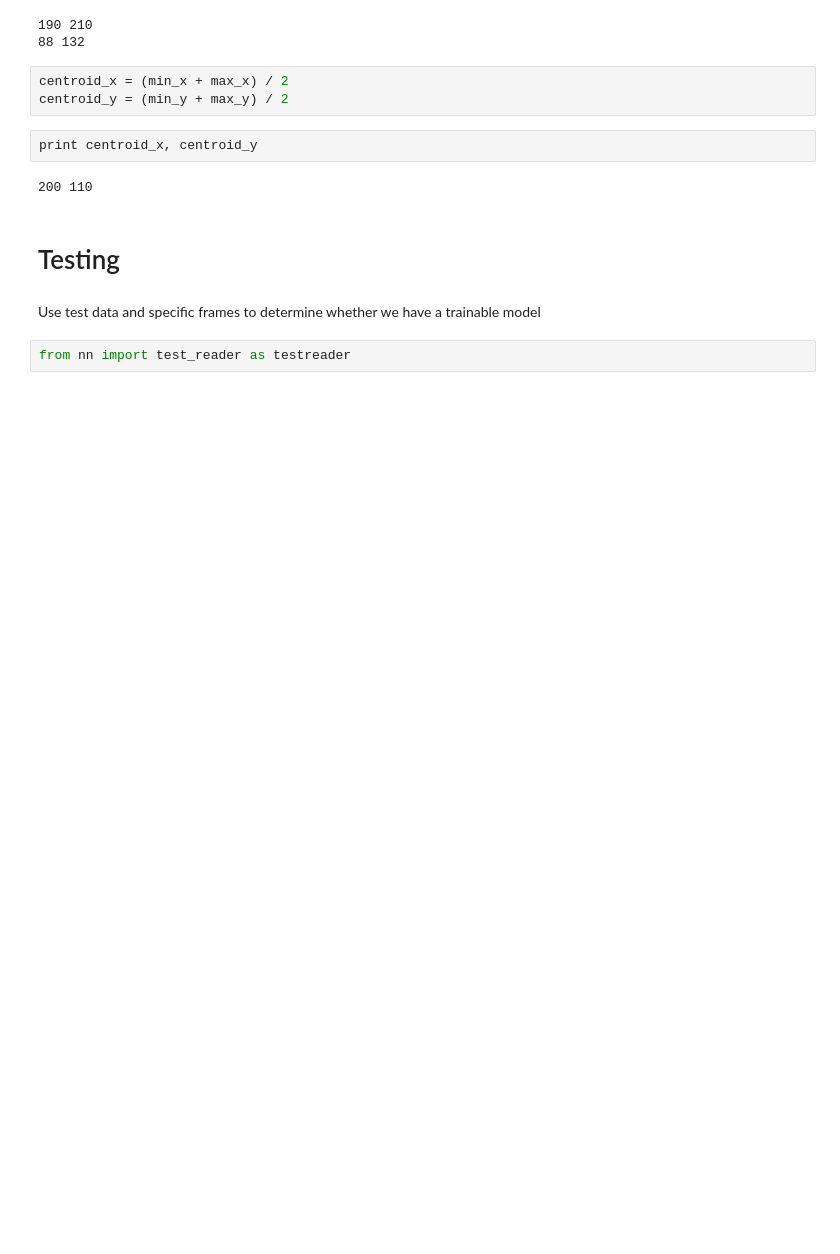
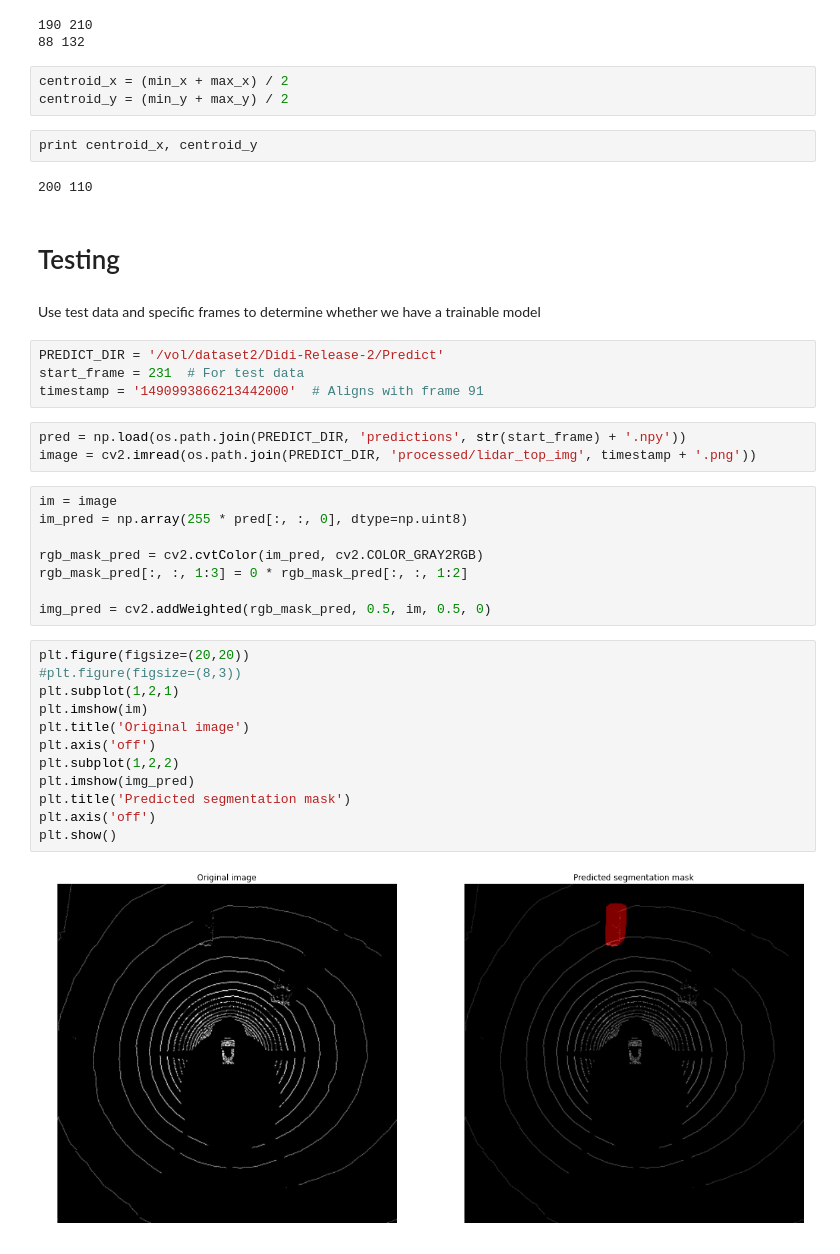
Before and after one commit to markstrefford/didi-sdc-challenge-2017, a Jupyter notebook: train_nn.ipynb, the cells around one changed output. Saved outputs shown, nothing was run; the diff lists cells and outputs as text; blank space fills up the shorter version.

Commit message:
Predicting centroid

```diff
--- a/train_nn.ipynb
+++ b/train_nn.ipynb
@@ -255,5 +254,32 @@ print centroid_x, centroid_y
 # Testing
 # %% [markdown]
 Use test data and specific frames to determine whether we have a trainable model
-# %%
-from nn import test_reader as testreader
+# %%
+PREDICT_DIR = '/vol/dataset2/Didi-Release-2/Predict'
+start_frame = 231  # For test data
+timestamp = '1490993866213442000'  # Aligns with frame 91
+# %%
+pred = np.load(os.path.join(PREDICT_DIR, 'predictions', str(start_frame) + '.npy'))
+image = cv2.imread(os.path.join(PREDICT_DIR, 'processed/lidar_top_img', timestamp + '.png'))
+# %%
+im = image
+im_pred = np.array(255 * pred[:, :, 0], dtype=np.uint8)
+
+rgb_mask_pred = cv2.cvtColor(im_pred, cv2.COLOR_GRAY2RGB)
+rgb_mask_pred[:, :, 1:3] = 0 * rgb_mask_pred[:, :, 1:2]
+
+img_pred = cv2.addWeighted(rgb_mask_pred, 0.5, im, 0.5, 0)
+# %%
+plt.figure(figsize=(20,20))
+#plt.figure(figsize=(8,3))
+plt.subplot(1,2,1)
+plt.imshow(im)
+plt.title('Original image')
+plt.axis('off')
+plt.subplot(1,2,2)
+plt.imshow(img_pred)
+plt.title('Predicted segmentation mask')
+plt.axis('off')
+plt.show()
+# %% [output]
+[figure, added]
```
Also changed, not shown: parts of 7 cells of this notebook, 1 other file.
